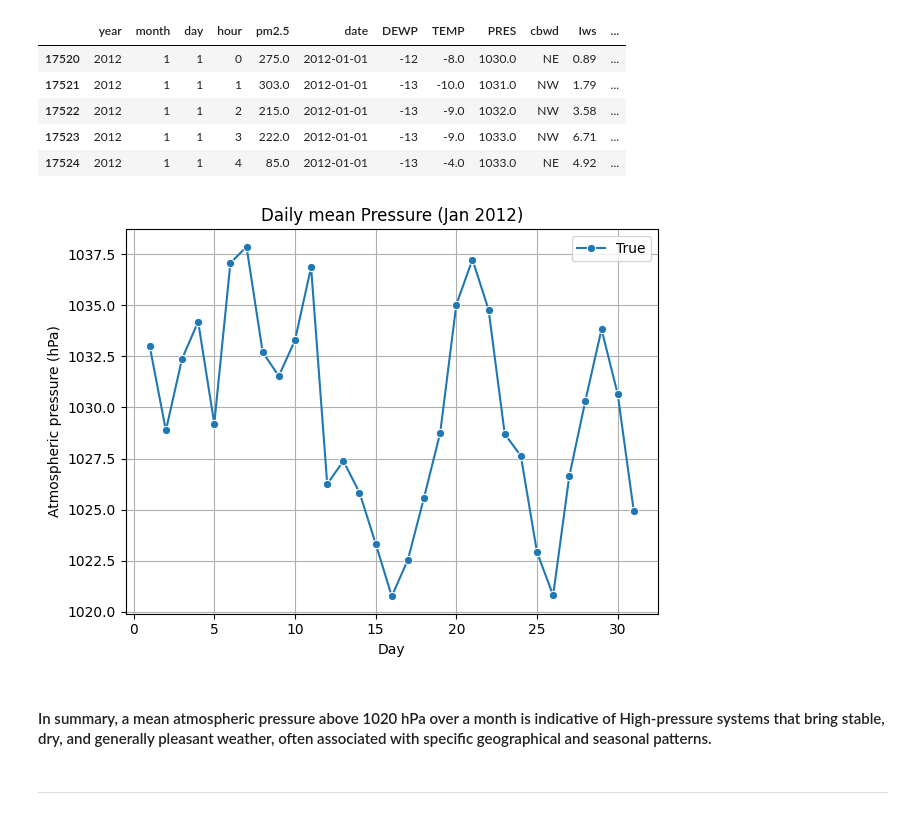
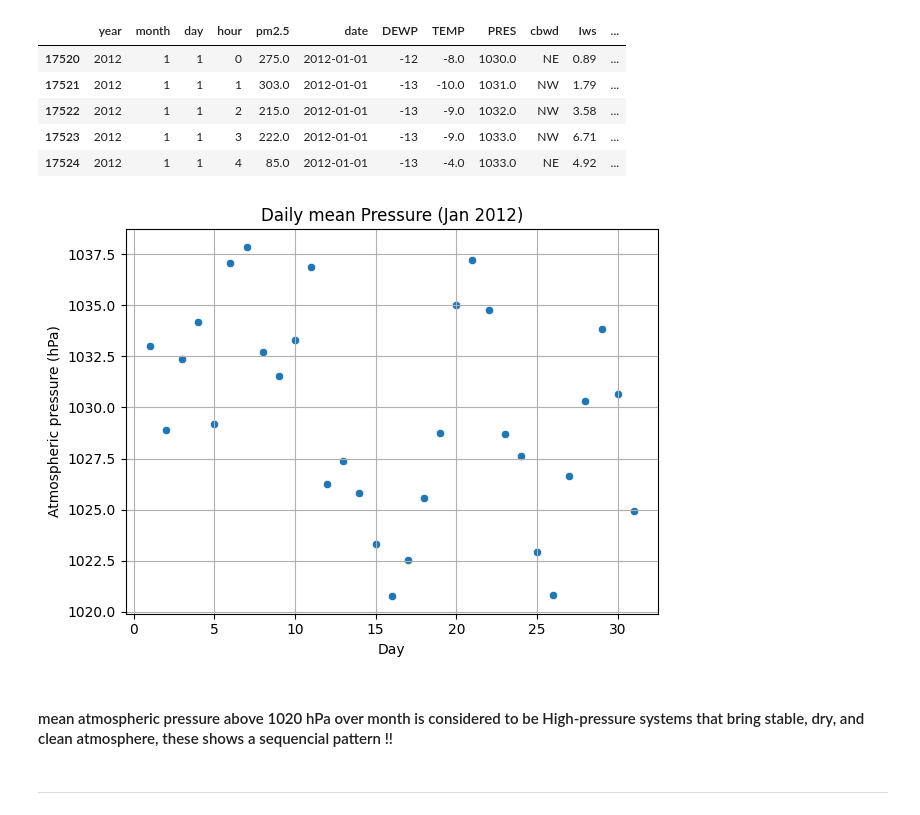
Before and after one commit to Vedant988/Vedant_INBT010521_June2024, a Jupyter notebook: task2_PRSA_data_2010.1.1-2014.12.31.ipynb, the cells around one changed output. Drawn from its saved outputs; the diff is of its cells as text; code cells hidden in the pictures.

```diff
--- a/task2_PRSA_data_2010.1.1-2014.12.31.ipynb
+++ b/task2_PRSA_data_2010.1.1-2014.12.31.ipynb
@@ -71,7 +71,6 @@ df.describe()
 | max | 2014.000000 | 12.000000 | 31.000000 | 23.000000 | 994.000000 | 28.000000 | 42.000000 | 1046.000000 | 585.600000 | 27.000000 | 36.000000 |
 # %%
 #adding date column
-date=df[['year','month','day']].apply(lambda x: '-'.join(x.values.astype(str)),axis='columns')
-
-df.insert(5,'date',date)
+date_column =df[['year','month','day']].apply(lambda x:'-'.join(x.values.astype(str)),axis='columns')
+df.insert(5,'date',date_column)
 df['date']=pd.to_datetime(df['date'])
@@ -240,21 +231,20 @@ new_df.head()
 | 17523 | 2012 | 1 | 1 | 3 | 222.0 | 2012-01-01 | -13 | -9.0 | 1033.0 | NW | 6.71 | ... |
 | 17524 | 2012 | 1 | 1 | 4 | 85.0 | 2012-01-01 | -13 | -4.0 | 1033.0 | NE | 4.92 | ... |
 # %%
-daily_mean_pres = new_df.groupby([ 'day'])['PRES'].mean().reset_index()
-daily_mean_pres.rename(columns={'PRES': 'mean_PRES'}, inplace=True)
-# print(daily_mean_pres)
+dailyAvgPRES = new_df.groupby('day')['PRES'].mean().reset_index()
+dailyAvgPRES.rename(columns={'PRES':'mean_PRES'}, inplace=True)
 plt.title("Daily mean Pressure (Jan 2012)")
 plt.xlabel('Day')
 plt.ylabel("Atmospheric pressure (hPa)")
-sns.lineplot(data = daily_mean_pres, x= daily_mean_pres['day'],y = daily_mean_pres['mean_PRES'],markers='o',style=True)
+sns.scatterplot(data = dailyAvgPRES, x= dailyAvgPRES['day'],y = dailyAvgPRES['mean_PRES'])
 plt.grid(which='both')
-plt.tight_layout()
+plt.tight_layout(pad=1.08)
 
 plt.show()
 # %% [output]
-[figure, old version]
+[figure, new version]
 # %% [markdown]
-#### In summary, a mean atmospheric pressure above 1020 hPa over a month is indicative of High-pressure systems that bring stable, dry, and generally pleasant weather, often associated with specific geographical and seasonal patterns.
+#### mean atmospheric pressure above 1020 hPa over month is considered to be High-pressure systems that bring stable, dry, and clean atmosphere, these shows a sequencial pattern !!
 # %% [markdown]
 ---
 # %% [markdown]
```
Also changed, not shown: parts of 50 cells of this notebook.
